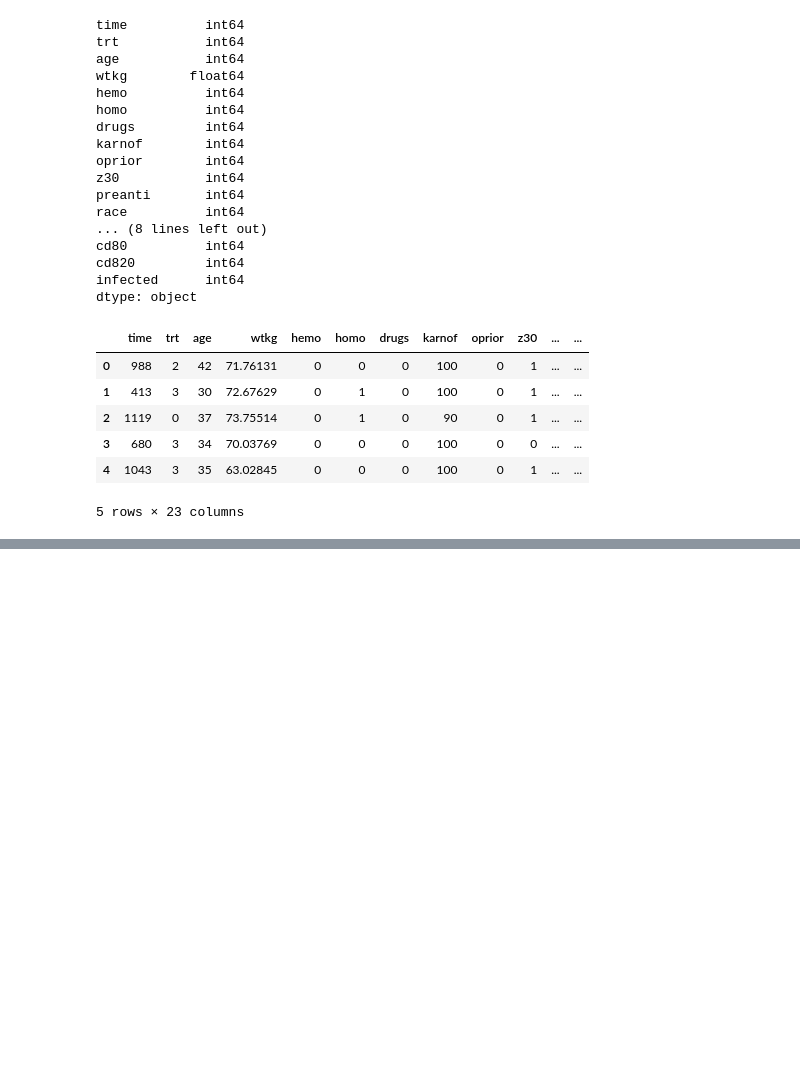
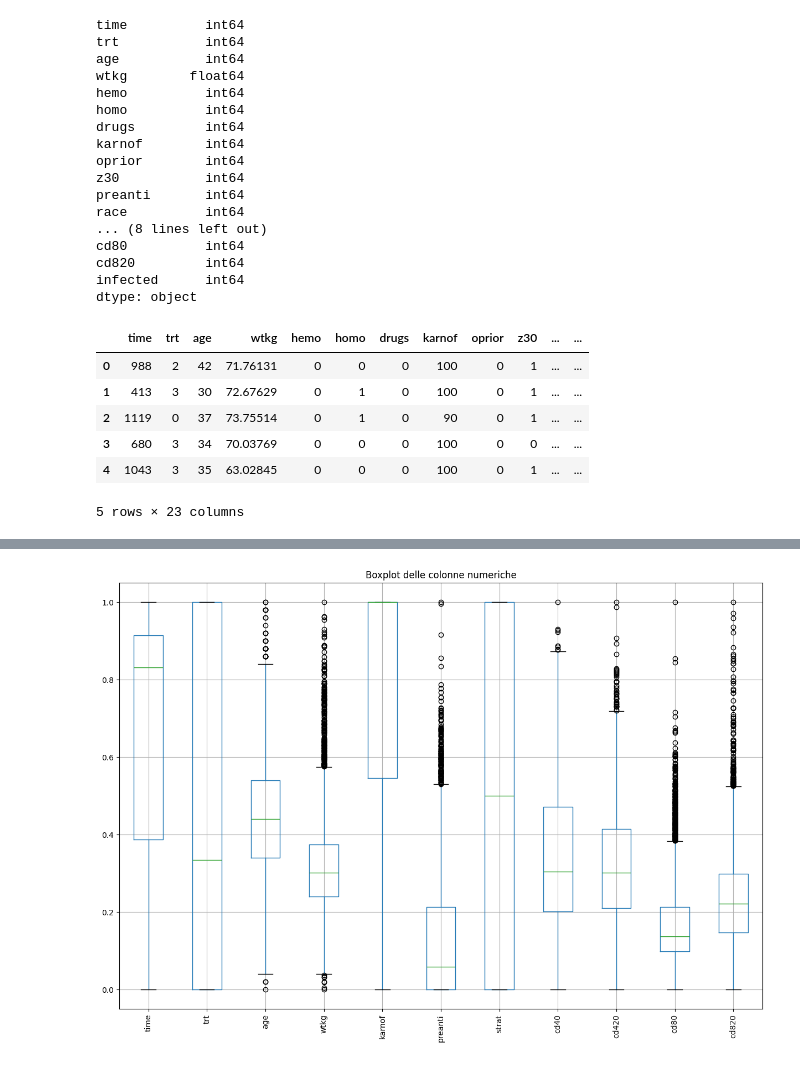
Before and after one commit to LucaTomei93/AIDS_VirusInfectionPrediction, a Jupyter notebook: main.ipynb, the cells around one changed output, grey strips where cells are left out. Saved outputs shown, nothing was run; the diff lists cells and outputs as text; code cells hidden in the pictures; blank space fills up the shorter version.

```diff
--- a/main.ipynb
+++ b/main.ipynb
@@ -146,0 +163,6 @@ infected -0.021557  1.000000
+# %%
+X_num = X[numeric_columns]
+num_not_dummy_cols = X_num.columns[X_num.nunique() > 2]
+X_num = X_num[num_not_dummy_cols]
+normalized_df=(X_num-X_num.min())/(X_num.max()-X_num.min())
+normalized_df.head()
@@ -146,0 +176,8 @@ infected -0.021557  1.000000
+# %%
+plt.figure(figsize=(15, 10))
+normalized_df.boxplot()
+plt.xticks(rotation=90)
+plt.title('Boxplot delle colonne numeriche')
+plt.show()
+# %% [output]
+[figure, added]
```
Also changed, not shown: parts of 6 cells of this notebook.
